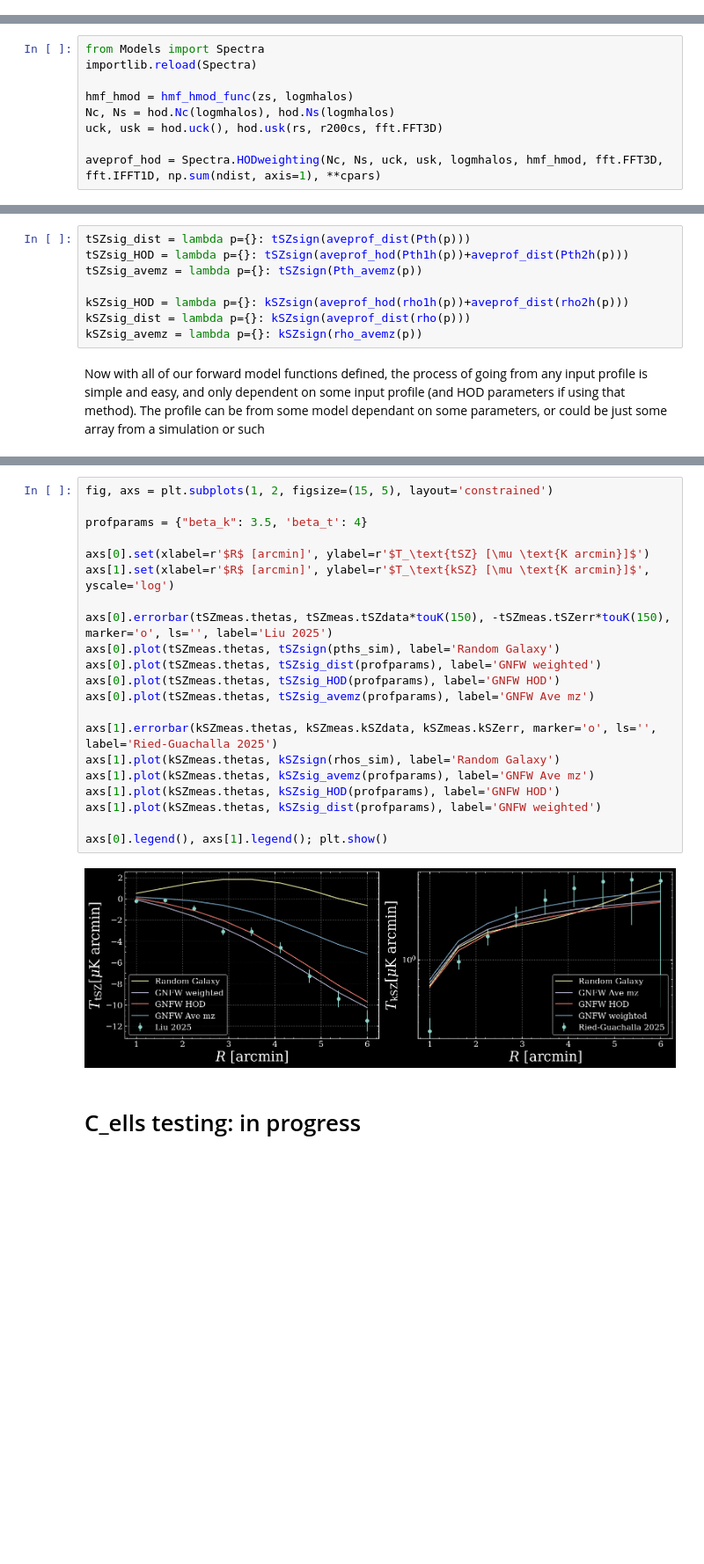
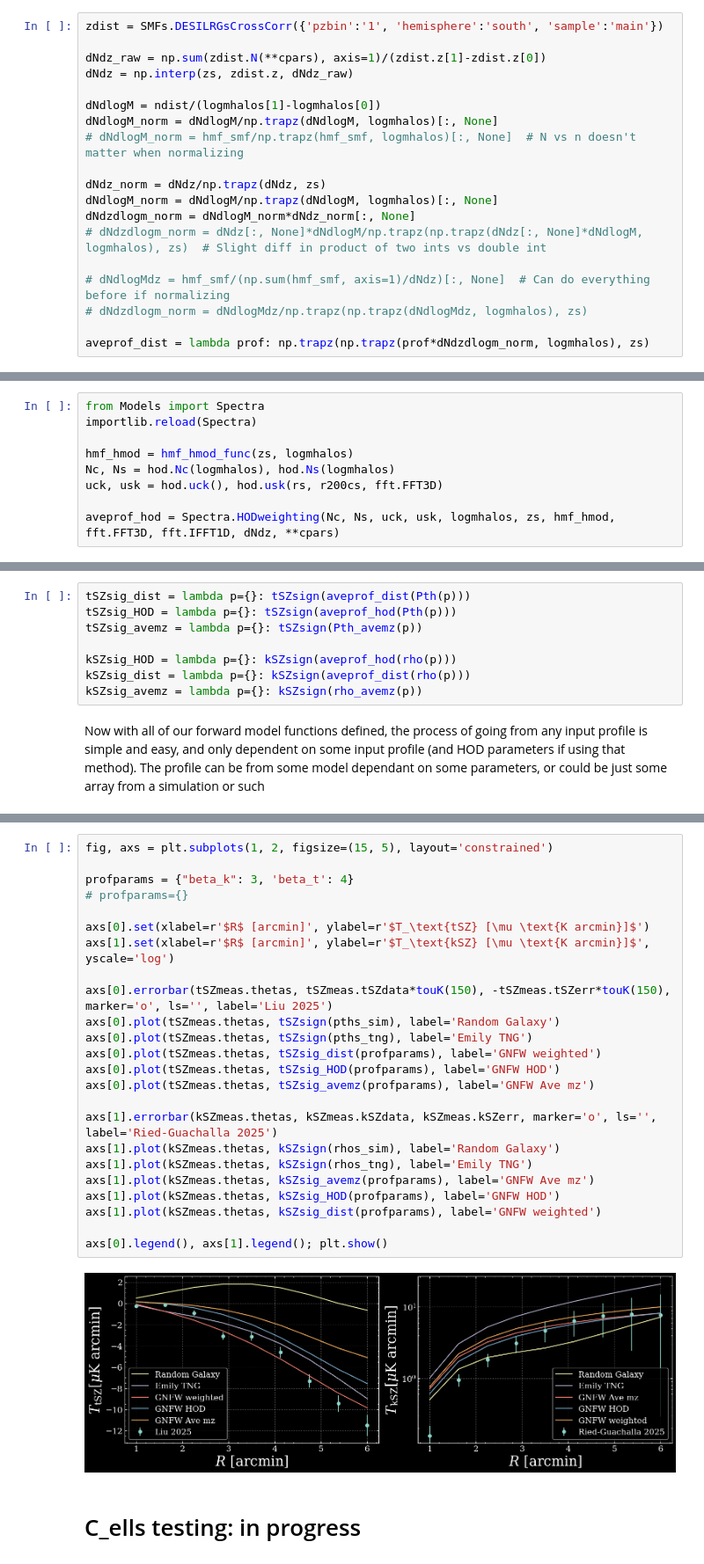
Before and after one commit to chadpopik/CAPPIBARAS, a Jupyter notebook: ForwardModelCheck.ipynb, the cells around one changed output, grey strips where cells are left out. Shown at 88% size. Saved outputs shown, nothing was run; the diff lists cells and outputs as text; blank space fills up the shorter version.

```diff
--- a/ForwardModelCheck.ipynb
+++ b/ForwardModelCheck.ipynb
@@ -200,3 +190,22 @@ aveprof_dist = lambda prof: np.sum(np.sum(prof*ndist_norm, axis=-1)*zdist_interp
+# %%
+zdist = SMFs.DESILRGsCrossCorr({'pzbin':'1', 'hemisphere':'south', 'sample':'main'})
+
+dNdz_raw = np.sum(zdist.N(**cpars), axis=1)/(zdist.z[1]-zdist.z[0])
+dNdz = np.interp(zs, zdist.z, dNdz_raw)
+
+dNdlogM = ndist/(logmhalos[1]-logmhalos[0])
+dNdlogM_norm = dNdlogM/np.trapz(dNdlogM, logmhalos)[:, None]
+# dNdlogM_norm = hmf_smf/np.trapz(hmf_smf, logmhalos)[:, None]  # N vs n doesn't matter when normalizing
+
+dNdz_norm = dNdz/np.trapz(dNdz, zs)
+dNdlogM_norm = dNdlogM/np.trapz(dNdlogM, logmhalos)[:, None]
+dNdzdlogm_norm = dNdlogM_norm*dNdz_norm[:, None]
+# dNdzdlogm_norm = dNdz[:, None]*dNdlogM/np.trapz(np.trapz(dNdz[:, None]*dNdlogM, logmhalos), zs)  # Slight diff in product of two ints vs double int
+
+# dNdlogMdz = hmf_smf/(np.sum(hmf_smf, axis=1)/dNdz)[:, None]  # Can do everything before if normalizing
+# dNdzdlogm_norm = dNdlogMdz/np.trapz(np.trapz(dNdlogMdz, logmhalos), zs)
+
+aveprof_dist = lambda prof: np.trapz(np.trapz(prof*dNdzdlogm_norm, logmhalos), zs)
 # %% [markdown]
 Or we can use the HOD method to obtain an average profile
 # %%
@@ -207,7 +216,7 @@ hmf_hmod = hmf_hmod_func(zs, logmhalos)
 Nc, Ns = hod.Nc(logmhalos), hod.Ns(logmhalos)
 uck, usk = hod.uck(), hod.usk(rs, r200cs, fft.FFT3D)
 
-aveprof_hod = Spectra.HODweighting(Nc, Ns, uck, usk, logmhalos, hmf_hmod, fft.FFT3D, fft.IFFT1D, np.sum(ndist, axis=1), **cpars)
+aveprof_hod = Spectra.HODweighting(Nc, Ns, uck, usk, logmhalos, zs, hmf_hmod, fft.FFT3D, fft.IFFT1D, dNdz, **cpars)
 # %% [markdown]
 Using this functions we can also get average values for mass and redshift
 # %%
@@ -265,10 +274,10 @@ kSZsign = lambda prof: Projections.rho_to_muK(**cpars)(kSZproj(prof))
 touK = lambda nu: Projections.fnu(nu, **cpars)*cpars['T_CMB']*1e6
 # %%
 tSZsig_dist = lambda p={}: tSZsign(aveprof_dist(Pth(p)))
-tSZsig_HOD = lambda p={}: tSZsign(aveprof_hod(Pth1h(p))+aveprof_dist(Pth2h(p)))
+tSZsig_HOD = lambda p={}: tSZsign(aveprof_hod(Pth(p)))
 tSZsig_avemz = lambda p={}: tSZsign(Pth_avemz(p))
 
-kSZsig_HOD = lambda p={}: kSZsign(aveprof_hod(rho1h(p))+aveprof_dist(rho2h(p)))
+kSZsig_HOD = lambda p={}: kSZsign(aveprof_hod(rho(p)))
 kSZsig_dist = lambda p={}: kSZsign(aveprof_dist(rho(p)))
 kSZsig_avemz = lambda p={}: kSZsign(rho_avemz(p))
 # %% [markdown]
@@ -301,26 +319,29 @@ pths_sim = np.interp(rs, rs_sim, pths_sim, right=0)
 # %%
 fig, axs = plt.subplots(1, 2, figsize=(15, 5), layout='constrained')
 
-profparams = {"beta_k": 3.5, 'beta_t': 4}
+profparams = {"beta_k": 3, 'beta_t': 4}
+# profparams={}
 
 axs[0].set(xlabel=r'$R$ [arcmin]', ylabel=r'$T_\text{tSZ} [\mu \text{K arcmin}]$')
 axs[1].set(xlabel=r'$R$ [arcmin]', ylabel=r'$T_\text{kSZ} [\mu \text{K arcmin}]$', yscale='log')
 
 axs[0].errorbar(tSZmeas.thetas, tSZmeas.tSZdata*touK(150), -tSZmeas.tSZerr*touK(150), marker='o', ls='', label='Liu 2025')
 axs[0].plot(tSZmeas.thetas, tSZsign(pths_sim), label='Random Galaxy')
+axs[0].plot(tSZmeas.thetas, tSZsign(pths_tng), label='Emily TNG')
 axs[0].plot(tSZmeas.thetas, tSZsig_dist(profparams), label='GNFW weighted')
 axs[0].plot(tSZmeas.thetas, tSZsig_HOD(profparams), label='GNFW HOD')
 axs[0].plot(tSZmeas.thetas, tSZsig_avemz(profparams), label='GNFW Ave mz')
 
 axs[1].errorbar(kSZmeas.thetas, kSZmeas.kSZdata, kSZmeas.kSZerr, marker='o', ls='', label='Ried-Guachalla 2025')
 axs[1].plot(kSZmeas.thetas, kSZsign(rhos_sim), label='Random Galaxy')
+axs[1].plot(kSZmeas.thetas, kSZsign(rhos_tng), label='Emily TNG')
 axs[1].plot(kSZmeas.thetas, kSZsig_avemz(profparams), label='GNFW Ave mz')
 axs[1].plot(kSZmeas.thetas, kSZsig_HOD(profparams), label='GNFW HOD')
 axs[1].plot(kSZmeas.thetas, kSZsig_dist(profparams), label='GNFW weighted')
 
 axs[0].legend(), axs[1].legend(); plt.show()
 # %% [output]
-[figure, old version]
+[figure, new version]
 # %% [markdown]
 # C_ells testing: in progress
 # %%
```
Also changed, not shown: parts of 9 cells of this notebook, 4 other files.
